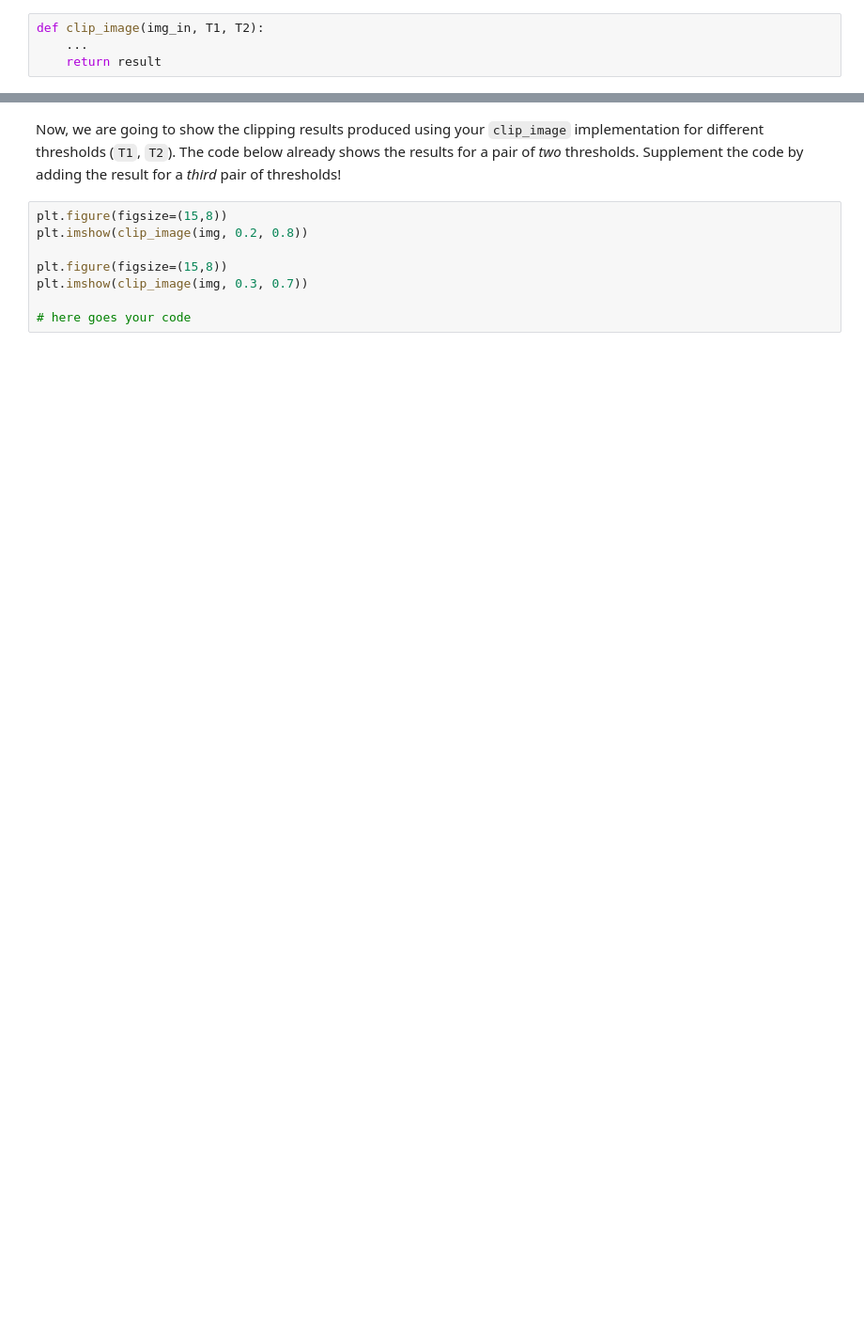
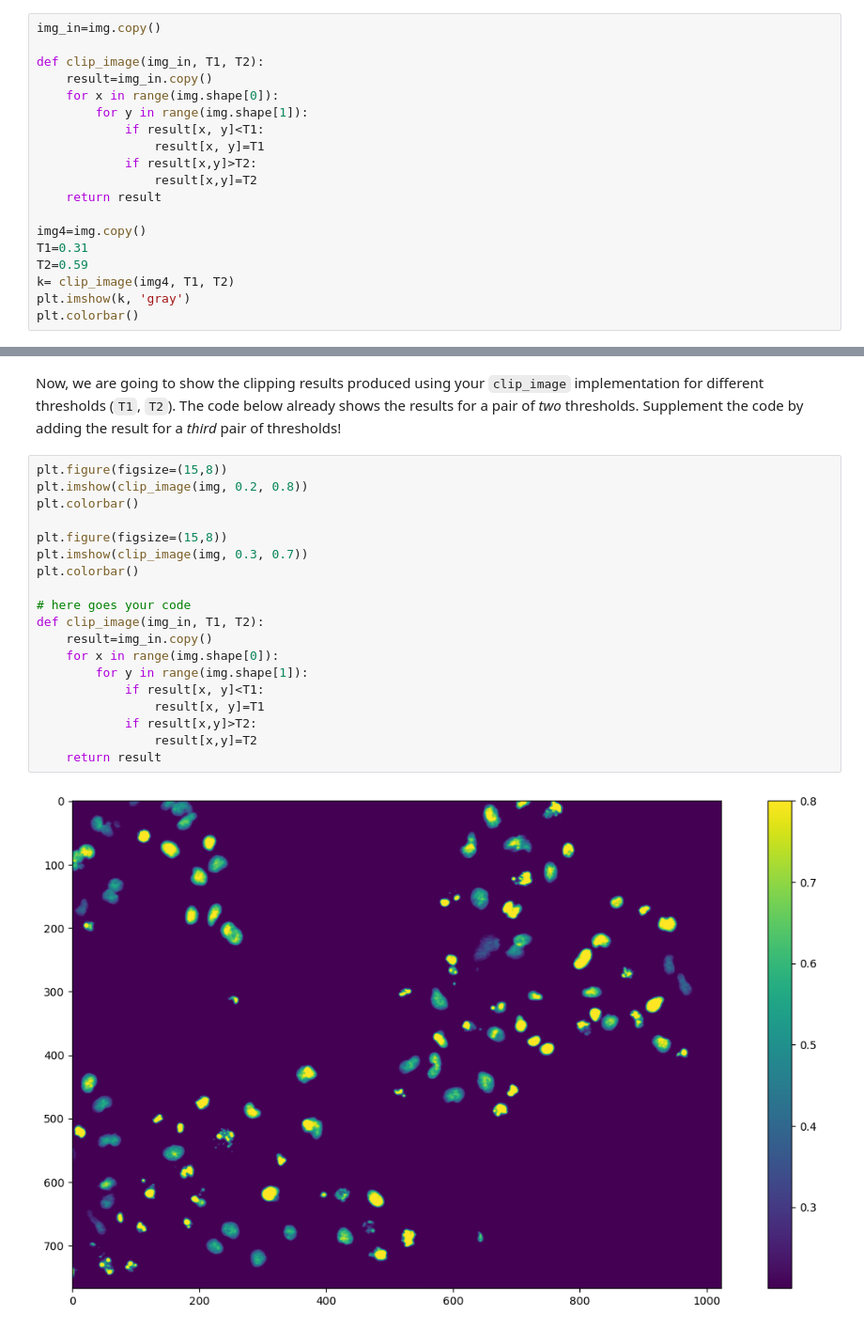
Before and after one commit to valen-as/mobi-fs3-python, a Jupyter notebook: task2.ipynb, the cells around one changed output, grey strips where cells are left out. Shown at 94% size. Saved outputs shown, nothing was run; the diff lists cells and outputs as text; blank space fills up the shorter version.

```diff
--- a/task2.ipynb
+++ b/task2.ipynb
@@ -96,7 +96,22 @@ plt.colorbar()
 ## Writing re-usable code (bonus)
 
 **<a id="#">Task 2.3.4.</a>** Finish the implementation of the function `clip_image` below, by replacing the `...` line with your code:
-# %%
-def clip_image(img_in, T1, T2):
-    ...
-    return result
+# %%
+img_in=img.copy()
+
+def clip_image(img_in, T1, T2):
+    result=img_in.copy()
+    for x in range(img.shape[0]):
+        for y in range(img.shape[1]):
+            if result[x, y]<T1:
+                result[x, y]=T1
+            if result[x,y]>T2:
+                result[x,y]=T2
+    return result
+
+img4=img.copy()
+T1=0.31
+T2=0.59
+k= clip_image(img4, T1, T2)
+plt.imshow(k, 'gray')
+plt.colorbar()
@@ -115,8 +131,21 @@ Now, we are going to show the clipping results produced using your `clip_image`
 # %%
 plt.figure(figsize=(15,8))
 plt.imshow(clip_image(img, 0.2, 0.8))
+plt.colorbar()
 
 plt.figure(figsize=(15,8))
 plt.imshow(clip_image(img, 0.3, 0.7))
+plt.colorbar()
 
 # here goes your code
+def clip_image(img_in, T1, T2):
+    result=img_in.copy()
+    for x in range(img.shape[0]):
+        for y in range(img.shape[1]):
+            if result[x, y]<T1:
+                result[x, y]=T1
+            if result[x,y]>T2:
+                result[x,y]=T2
+    return result
+# %% [output]
+[figure, added]
```
Also changed, not shown: parts of 3 cells of this notebook.
